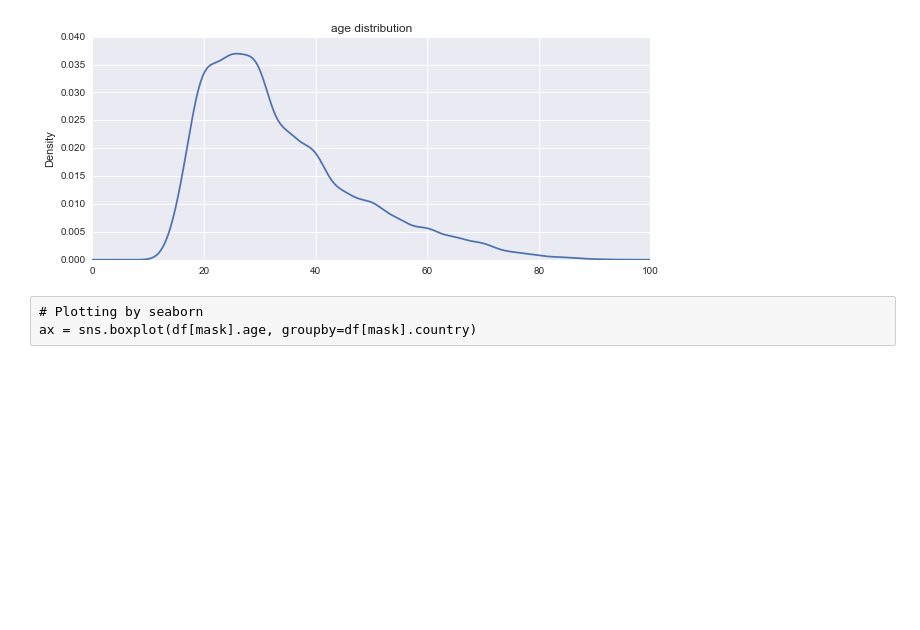
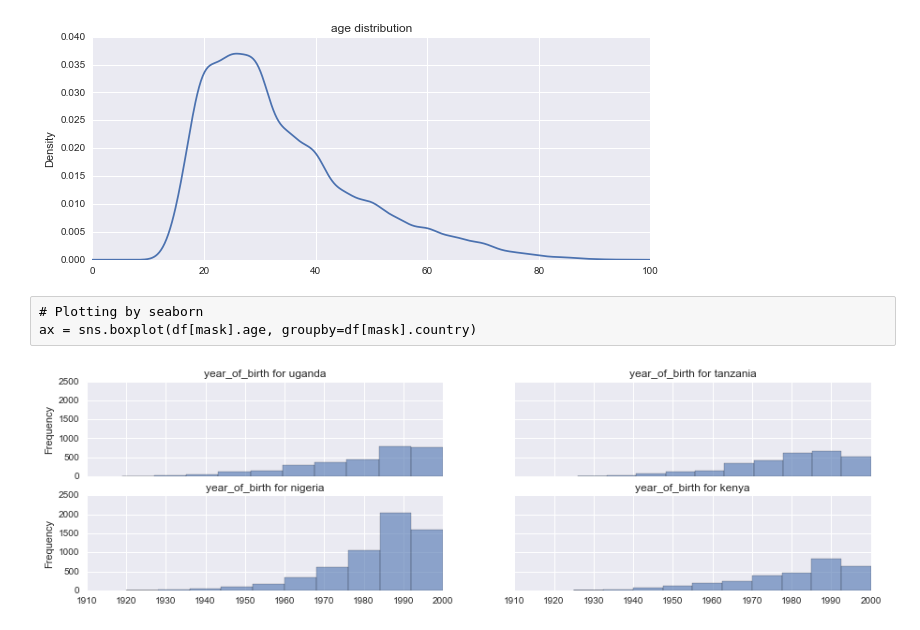
Before and after one commit to cturner500/DoPLER, a Jupyter notebook: fii_merge_csvs.ipynb, the cells around one changed output. Drawn from its saved outputs; the diff is of its cells as text; code cells hidden in the pictures; blank space fills up the shorter version.

```diff
--- a/fii_merge_csvs.ipynb
+++ b/fii_merge_csvs.ipynb
@@ -274,6 +274,8 @@ code_book_dict = {
     # IFI13
 }
 
+# make all lower case
+code_book_dict = {k.lower(): v for k, v in code_book_dict.items()}
 
 """
 These are human readable columns in all dataframes
@@ -328,7 +330,6 @@ human_readable_columns = [
 # %%
 # from codebook
 keep_cols = list(code_book_dict.viewkeys())
-keep_cols = [c.lower() for c in keep_cols]
 
 # from human readable list
 keep_cols = keep_cols + human_readable_columns
@@ -393,9 +394,17 @@ def drop_extra_cols(df, keep_cols):
 
     return df[list(intersect_cols)]
 
+# drop columns in each dataframe
 all_dfs_dropped_cols = [drop_extra_cols(df, keep_cols) for df in all_dfs]
+
+# concatenate all dataframes into one
 big_df = pd.concat(all_dfs_dropped_cols)
-big_df.shape
+
+# rename columns from codebook
+big_df = big_df.rename(columns=code_book_dict)
+
+
+print big_df.shape
 # %% [output]
 (14996, 134)
 # %%
@@ -437,12 +446,23 @@ select_column
 # %%
 column = select_column.value
 
-fig, axes = plt.subplots(nrows=1, ncols=3, figsize=(15,4))
+fig, axes = plt.subplots(nrows=2, ncols=2, figsize=(15,4),
+                         sharex=True,
+                         sharey=True
+                        )
+axlist = axes.flatten()
 
-mask = big_df.age < 120
-
-for country in ['nigeria', 'uganda', 'tanzania']:
-    mask = mask & (big_df.country == country)
-    if mask.sum() > 0:
-        ax = big_df[mask][column].plot(kind='kde', title='age distribution for {}'.format(country))
-    ax.set_xlim(0, 100)
+for idx, country in enumerate(keep_countries):
+    ax = axlist[idx]
+    mask = (big_df.country == country)
+    if mask.sum() > 1:
+        big_df[mask][column]\
+            .plot(
+                kind='hist',
+                title='{} for {}'.format(column, country),
+                alpha=0.6,
+                ax=ax,
+            )
+        #ax.set_xlim(0,100)
+# %% [output]
+[figure, added]
```
Also changed, not shown: parts of 1 cell of this notebook, 1 other file.
